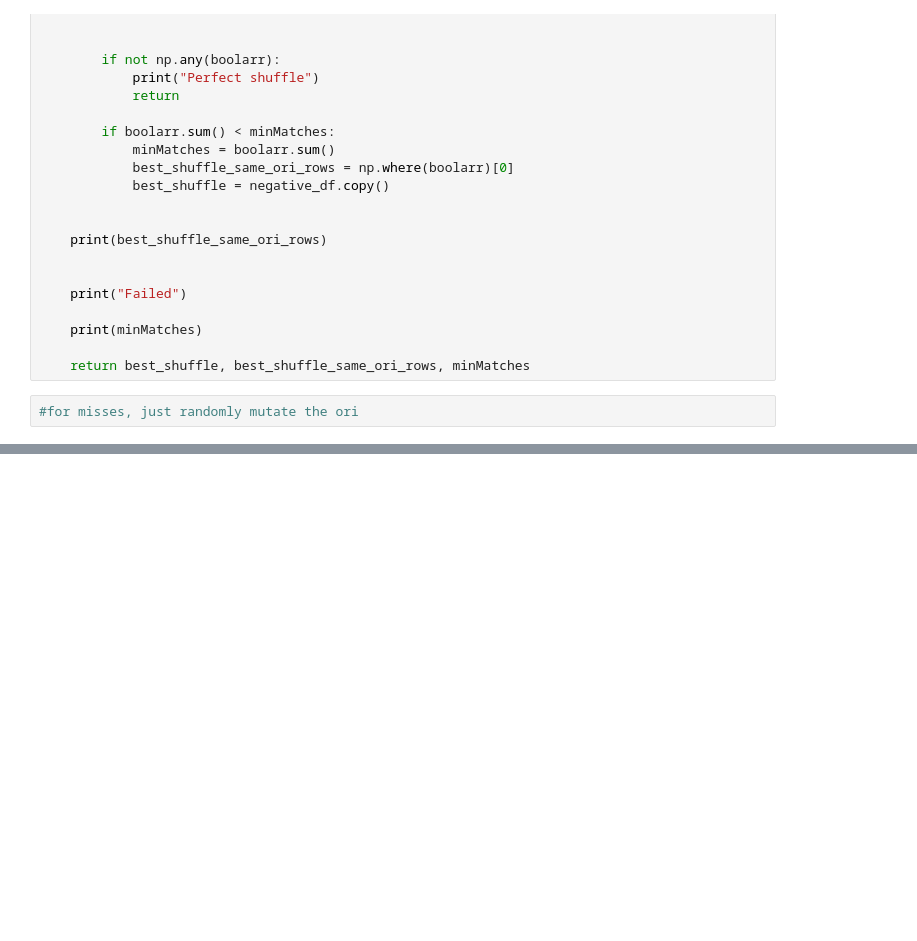
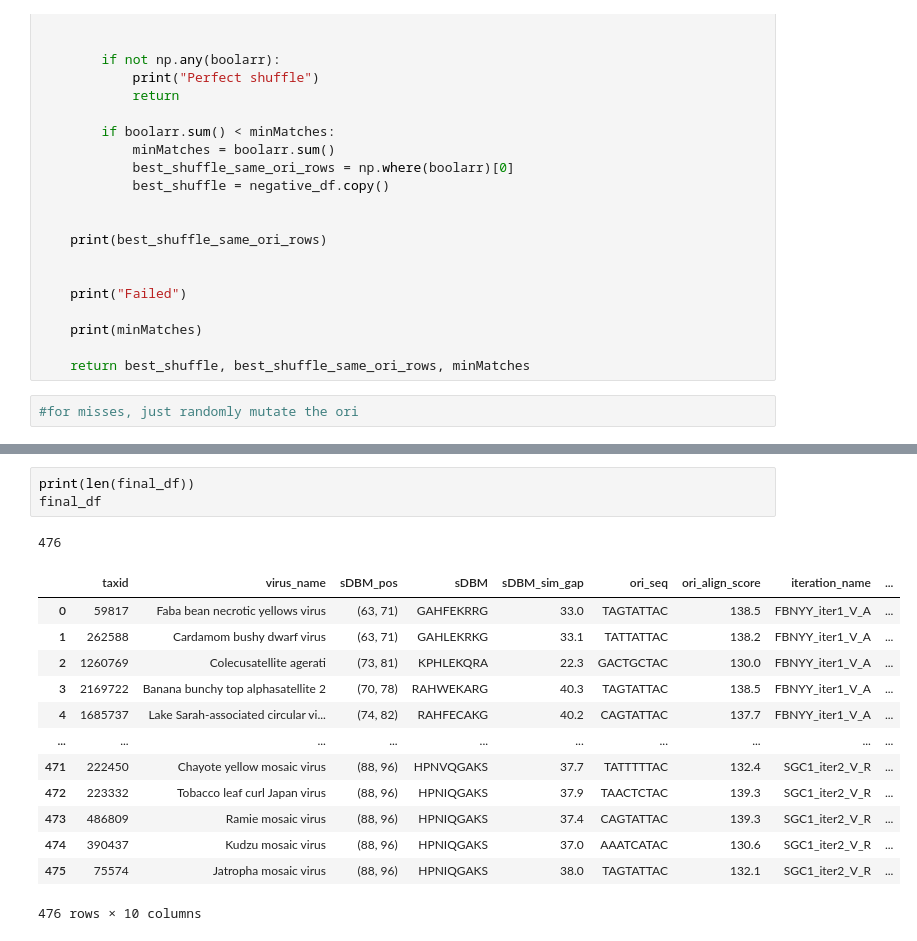
Before and after one commit to Nisanga-P/huh-dna-specificity, a Jupyter notebook: notebooks/cleaning_and_create_negative_set.ipynb, the cells around one changed output, grey strips where cells are left out. Drawn from its saved outputs; the diff is of its cells as text; blank space fills up the shorter version.

```diff
--- a/notebooks/cleaning_and_create_negative_set.ipynb
+++ b/notebooks/cleaning_and_create_negative_set.ipynb
@@ -127,3 +195,21 @@ Failed
+# %%
+print(len(final_df))
+final_df
+# %% [output]
+476
+|  | taxid | virus_name | sDBM_pos | sDBM | sDBM_sim_gap | ori_seq | ori_align_score | iteration_name | ... |
+| 0 | 59817 | Faba bean necrotic yellows virus | (63, 71) | GAHFEKRRG | 33.0 | TAGTATTAC | 138.5 | FBNYY_iter1_V_A | ... |
+| 1 | 262588 | Cardamom bushy dwarf virus | (63, 71) | GAHLEKRKG | 33.1 | TATTATTAC | 138.2 | FBNYY_iter1_V_A | ... |
+| 2 | 1260769 | Colecusatellite agerati | (73, 81) | KPHLEKQRA | 22.3 | GACTGCTAC | 130.0 | FBNYY_iter1_V_A | ... |
+| 3 | 2169722 | Banana bunchy top alphasatellite 2 | (70, 78) | RAHWEKARG | 40.3 | TAGTATTAC | 138.5 | FBNYY_iter1_V_A | ... |
+| 4 | 1685737 | Lake Sarah-associated circular vi... | (74, 82) | RAHFECAKG | 40.2 | CAGTATTAC | 137.7 | FBNYY_iter1_V_A | ... |
+| ... | ... | ... | ... | ... | ... | ... | ... | ... | ... |
+| 471 | 222450 | Chayote yellow mosaic virus | (88, 96) | HPNVQGAKS | 37.7 | TATTTTTAC | 132.4 | SGC1_iter2_V_R | ... |
+| 472 | 223332 | Tobacco leaf curl Japan virus | (88, 96) | HPNIQGAKS | 37.9 | TAACTCTAC | 139.3 | SGC1_iter2_V_R | ... |
+| 473 | 486809 | Ramie mosaic virus | (88, 96) | HPNIQGAKS | 37.4 | CAGTATTAC | 139.3 | SGC1_iter2_V_R | ... |
+| 474 | 390437 | Kudzu mosaic virus | (88, 96) | HPNIQGAKS | 37.0 | AAATCATAC | 130.6 | SGC1_iter2_V_R | ... |
+| 475 | 75574 | Jatropha mosaic virus | (88, 96) | HPNIQGAKS | 38.0 | TAGTATTAC | 132.1 | SGC1_iter2_V_R | ... |
+476 rows × 10 columns
 # %%
 # Print entire dataset!
 
```
Also changed, not shown: parts of 15 cells of this notebook.
